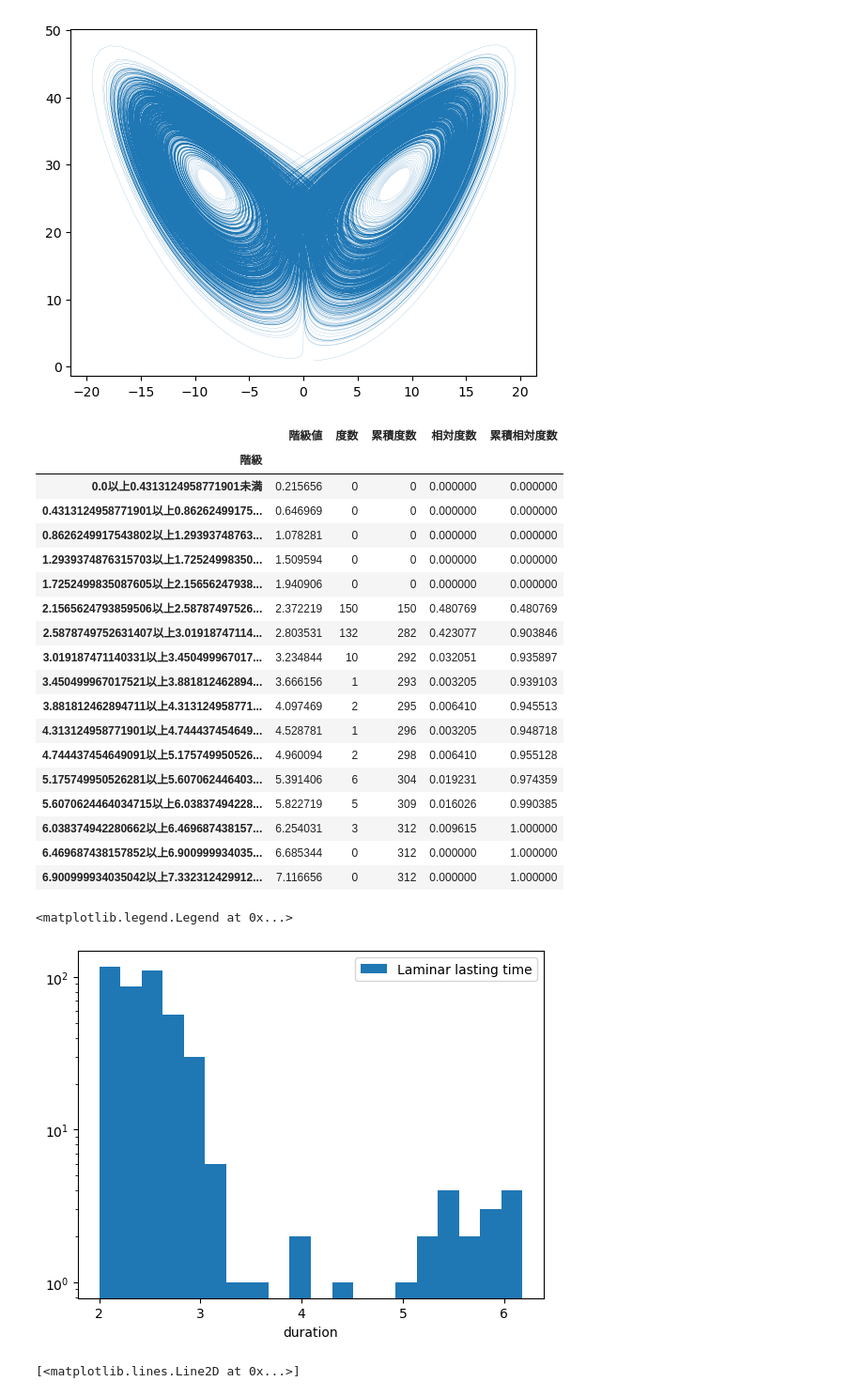
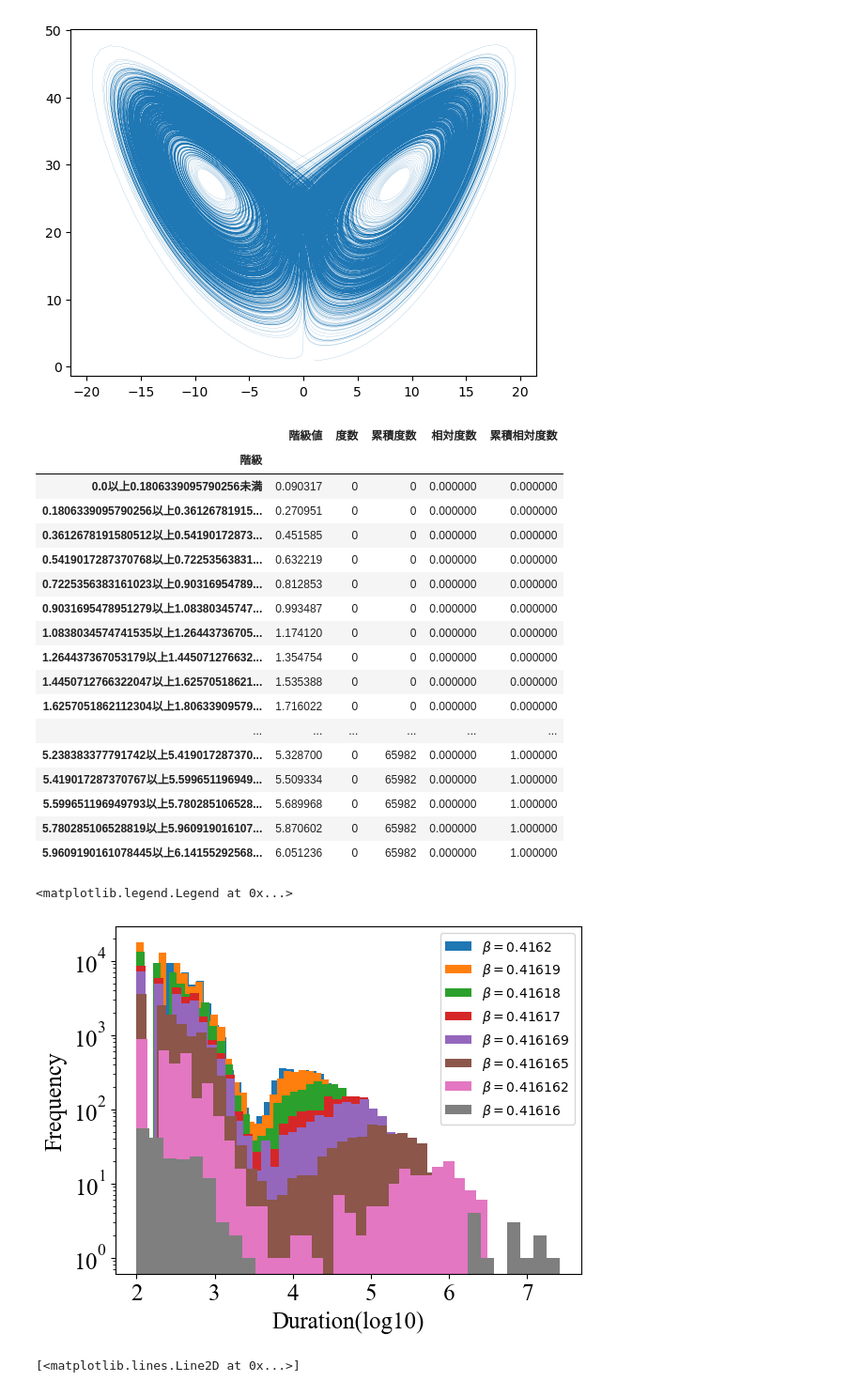
Before and after one commit to hibiki-kato/shell-model, a Jupyter notebook: Untitled.ipynb, the cells around one changed output. Shown: that part at 94% size. Cells and saved outputs as stored; diff of their text form; code cells hidden in the pictures.

```diff
--- a/Untitled.ipynb
+++ b/Untitled.ipynb
@@ -45,8 +9,22 @@ plt.plot(a[0,:100000], a[2,:100000], lw = 0.1)
 [<matplotlib.lines.Line2D at 0x...>]
 [figure]
 # %%
-sorted = np.load("../cpp/distribution/beta0.416162nu_0.00018_1e+07period.npy")
+sorted = np.load("../cpp/distribution/beta0.416169nu_0.00018_1e+08period.npy")
 sorted = np.log10(sorted[np.where(sorted > 10)])
+sorted1 = np.load("../cpp/distribution/beta0.41616nu_0.00018_1e+08period.npy")
+sorted1 = np.log10(sorted1[np.where(sorted1 > 10)])
+sorted2 = np.load("../cpp/distribution/beta0.416165nu_0.00018_1e+08period.npy")
+sorted2 = np.log10(sorted2[np.where(sorted2 > 10)])
+sorted3 = np.load("../cpp/distribution/beta0.416162nu_0.00018_1e+08period.npy")
+sorted3 = np.log10(sorted3[np.where(sorted3 > 10)])
+sorted4 = np.load("../cpp/distribution/beta0.41619nu_0.00018_1e+08period.npy")
+sorted4 = np.log10(sorted4[np.where(sorted4 > 10)])
+sorted5 = np.load("../cpp/distribution/beta0.41617nu_0.00018_1e+08period.npy")
+sorted5 = np.log10(sorted5[np.where(sorted5 > 10)])
+sorted6 = np.load("../cpp/distribution/beta0.41618nu_0.00018_1e+08period.npy")
+sorted6 = np.log10(sorted6[np.where(sorted6 > 10)])
+sorted7 = np.load("../cpp/distribution/beta0.4162nu_0.00018_1e+08period.npy")
+sorted7 = np.log10(sorted7[np.where(sorted7 > 10)])
 # %%
 def Frequency_Distribution(data, class_width=None):
     data = np.asarray(data)
@@ -66,38 +44,49 @@ def Frequency_Distribution(data, class_width=None):
                         index=pd.Index([f'{bins[i]}以上{bins[i+1]}未満'
                                         for i in range(hist.size)],
                                        name='階級'))
-Frequency_Distribution(sorted)
+Frequency_Distribution(sorted7)
 # %% [output]
 |  | 階級値 | 度数 | 累積度数 | 相対度数 | 累積相対度数 |
 | 階級 |  |  |  |  |  |
-| 0.0以上0.4313124958771901未満 | 0.215656 | 0 | 0 | 0.000000 | 0.000000 |
-| 0.4313124958771901以上0.86262499175... | 0.646969 | 0 | 0 | 0.000000 | 0.000000 |
-| 0.8626249917543802以上1.29393748763... | 1.078281 | 0 | 0 | 0.000000 | 0.000000 |
-| 1.2939374876315703以上1.72524998350... | 1.509594 | 0 | 0 | 0.000000 | 0.000000 |
-| 1.7252499835087605以上2.15656247938... | 1.940906 | 0 | 0 | 0.000000 | 0.000000 |
-| 2.1565624793859506以上2.58787497526... | 2.372219 | 150 | 150 | 0.480769 | 0.480769 |
-| 2.5878749752631407以上3.01918747114... | 2.803531 | 132 | 282 | 0.423077 | 0.903846 |
-| 3.019187471140331以上3.450499967017... | 3.234844 | 10 | 292 | 0.032051 | 0.935897 |
-| 3.450499967017521以上3.881812462894... | 3.666156 | 1 | 293 | 0.003205 | 0.939103 |
-| 3.881812462894711以上4.313124958771... | 4.097469 | 2 | 295 | 0.006410 | 0.945513 |
-| 4.313124958771901以上4.744437454649... | 4.528781 | 1 | 296 | 0.003205 | 0.948718 |
-| 4.744437454649091以上5.175749950526... | 4.960094 | 2 | 298 | 0.006410 | 0.955128 |
-| 5.175749950526281以上5.607062446403... | 5.391406 | 6 | 304 | 0.019231 | 0.974359 |
-| 5.6070624464034715以上6.03837494228... | 5.822719 | 5 | 309 | 0.016026 | 0.990385 |
-| 6.038374942280662以上6.469687438157... | 6.254031 | 3 | 312 | 0.009615 | 1.000000 |
-| 6.469687438157852以上6.900999934035... | 6.685344 | 0 | 312 | 0.000000 | 1.000000 |
-| 6.900999934035042以上7.332312429912... | 7.116656 | 0 | 312 | 0.000000 | 1.000000 |
+| 0.0以上0.1806339095790256未満 | 0.090317 | 0 | 0 | 0.000000 | 0.000000 |
+| 0.1806339095790256以上0.36126781915... | 0.270951 | 0 | 0 | 0.000000 | 0.000000 |
+| 0.3612678191580512以上0.54190172873... | 0.451585 | 0 | 0 | 0.000000 | 0.000000 |
+| 0.5419017287370768以上0.72253563831... | 0.632219 | 0 | 0 | 0.000000 | 0.000000 |
+| 0.7225356383161023以上0.90316954789... | 0.812853 | 0 | 0 | 0.000000 | 0.000000 |
+| 0.9031695478951279以上1.08380345747... | 0.993487 | 0 | 0 | 0.000000 | 0.000000 |
+| 1.0838034574741535以上1.26443736705... | 1.174120 | 0 | 0 | 0.000000 | 0.000000 |
+| 1.264437367053179以上1.445071276632... | 1.354754 | 0 | 0 | 0.000000 | 0.000000 |
+| 1.4450712766322047以上1.62570518621... | 1.535388 | 0 | 0 | 0.000000 | 0.000000 |
+| 1.6257051862112304以上1.80633909579... | 1.716022 | 0 | 0 | 0.000000 | 0.000000 |
+| ... | ... | ... | ... | ... | ... |
+| 5.238383377791742以上5.419017287370... | 5.328700 | 0 | 65982 | 0.000000 | 1.000000 |
+| 5.419017287370767以上5.599651196949... | 5.509334 | 0 | 65982 | 0.000000 | 1.000000 |
+| 5.599651196949793以上5.780285106528... | 5.689968 | 0 | 65982 | 0.000000 | 1.000000 |
+| 5.780285106528819以上5.960919016107... | 5.870602 | 0 | 65982 | 0.000000 | 1.000000 |
+| 5.9609190161078445以上6.14155292568... | 6.051236 | 0 | 65982 | 0.000000 | 1.000000 |
 # %%
-from scipy.stats import pareto, expon
+plt.rcParams["font.family"] =  'Times New Roman'   # 使用するフォント
+plt.rcParams["font.size"] = 18
 #ヒストグラム
 fig, ax = plt.subplots()
-ax.set_xlabel("duration")
+ax.set_ylabel("Frequency")
+ax.set_xlabel("Duration(log10)")
+#ax.set_xscale("log")
 ax.set_yscale("log")
-ax.hist(sorted,bins=20, label="Laminar lasting time")
-ax.legend()
+ax.hist(sorted7,bins=32, label=r"$\beta = 0.4162$")
+ax.hist(sorted4,bins=32, label=r"$\beta = 0.41619$")
+ax.hist(sorted6,bins=32, label=r"$\beta = 0.41618$")
+ax.hist(sorted5, bins = 32, label=r"$\beta = 0.41617$")
+ax.hist(sorted,bins=32, label=r"$\beta = 0.416169$")
+ax.hist(sorted2,bins=32, label=r"$\beta = 0.416165$")
+ax.hist(sorted3,bins=32, label=r"$\beta = 0.416162$")
+ax.hist(sorted1,bins=32, label=r"$\beta = 0.41616$")
+
+ax.legend(fontsize="10")
+# fig.savefig("distribution/laminar_duration_distribution.png", bbox_inches='tight')
 # %% [output]
 <matplotlib.legend.Legend at 0x...>
-[figure, old version]
+[figure, new version]
 # %%
 a=abs(np.load("../cpp/beta0.416_nu0.000175203_20000period.npy"))
 b=abs(np.load("../cpp/beta0.415_nu0.00018_20000period.npy"))
```
Also changed, not shown: parts of 4 cells of this notebook, 43 other files.
